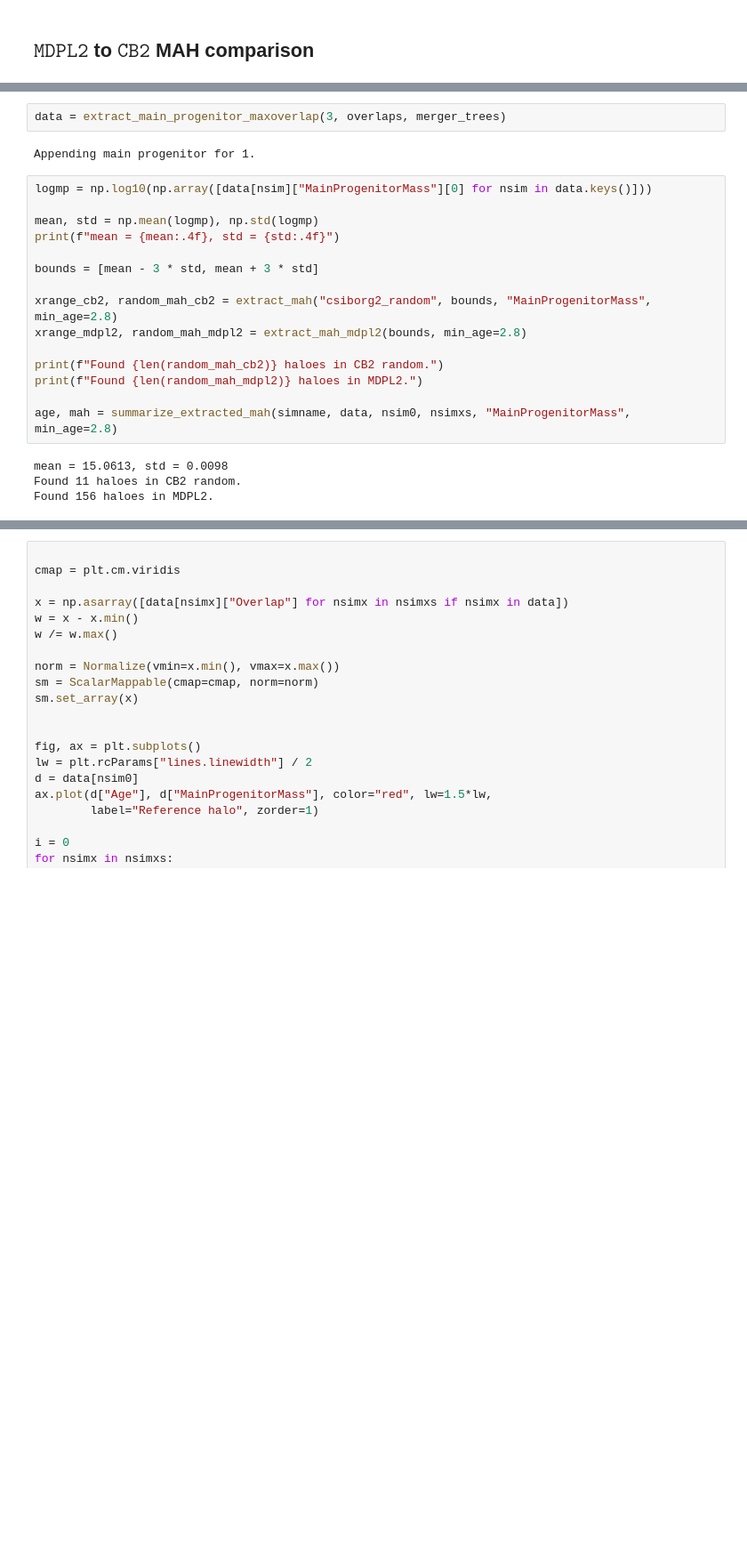
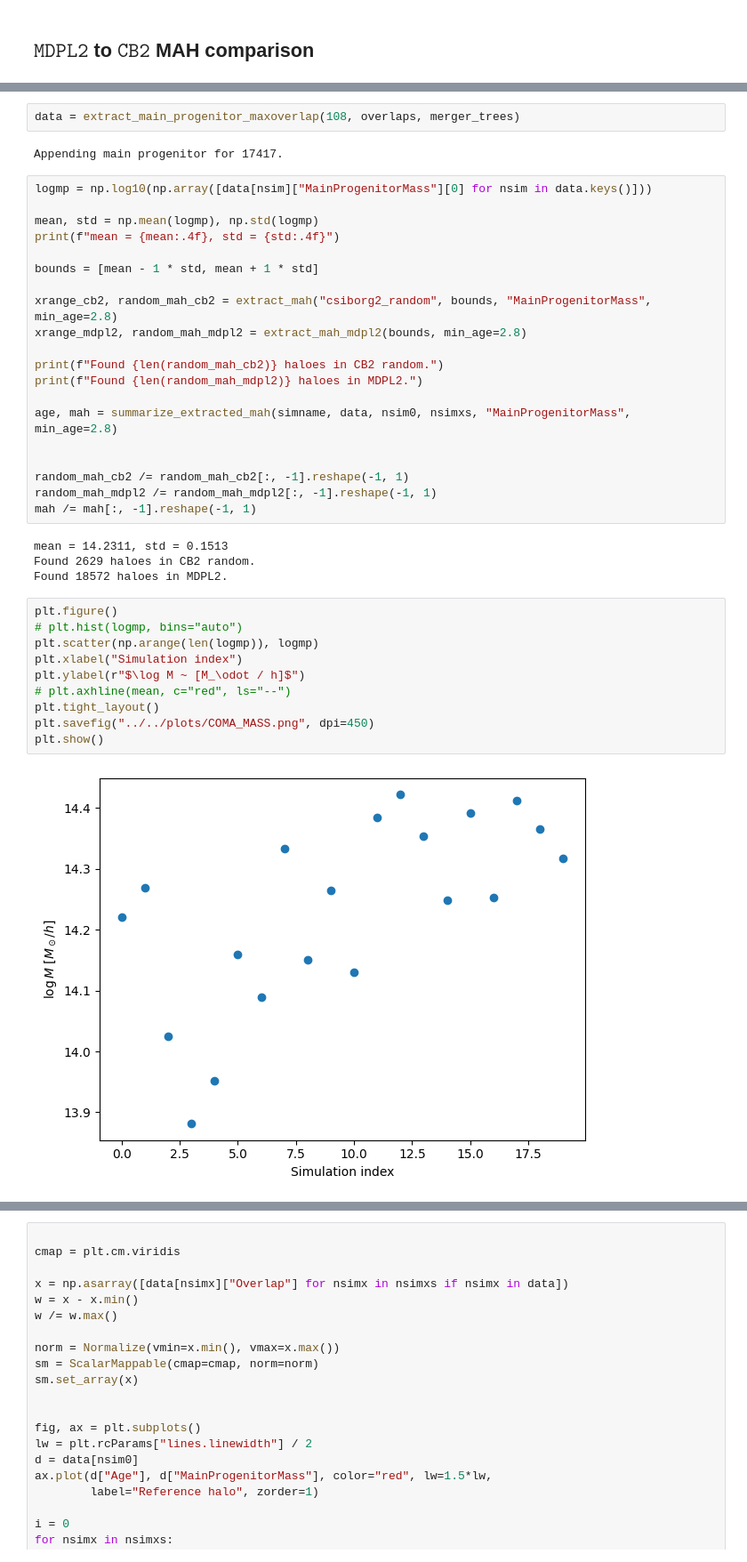
Before and after one commit to Richard-Sti/csiborgtools, a Jupyter notebook: notebooks/MAH/mah.ipynb, the cells around one changed output, grey strips where cells are left out. Shown: that part at 89% size. Cells and saved outputs as stored; diff of their text form; blank space fills up the shorter version.

```diff
--- a/notebooks/MAH/mah.ipynb
+++ b/notebooks/MAH/mah.ipynb
@@ -93,14 +153,14 @@ array([0.96652973, 0.96829283, 0.94633108, 0.95575976, 0.95143509,
 # %%
-data = extract_main_progenitor_maxoverlap(3, overlaps, merger_trees)
+data = extract_main_progenitor_maxoverlap(108, overlaps, merger_trees)
 # %% [output]
-Appending main progenitor for 1.
+Appending main progenitor for 17417.
 # %%
 logmp = np.log10(np.array([data[nsim]["MainProgenitorMass"][0] for nsim in data.keys()]))
 
 mean, std = np.mean(logmp), np.std(logmp)
 print(f"mean = {mean:.4f}, std = {std:.4f}")
 
-bounds = [mean - 3 * std, mean + 3 * std]
+bounds = [mean - 1 * std, mean + 1 * std]
 
 xrange_cb2, random_mah_cb2 = extract_mah("csiborg2_random", bounds, "MainProgenitorMass", min_age=2.8)
 xrange_mdpl2, random_mah_mdpl2 = extract_mah_mdpl2(bounds, min_age=2.8)
@@ -109,9 +169,26 @@ print(f"Found {len(random_mah_cb2)} haloes in CB2 random.")
 print(f"Found {len(random_mah_mdpl2)} haloes in MDPL2.")
 
 age, mah = summarize_extracted_mah(simname, data, nsim0, nsimxs, "MainProgenitorMass", min_age=2.8)
+
+
+random_mah_cb2 /= random_mah_cb2[:, -1].reshape(-1, 1)
+random_mah_mdpl2 /= random_mah_mdpl2[:, -1].reshape(-1, 1)
+mah /= mah[:, -1].reshape(-1, 1)
 # %% [output]
-mean = 15.0613, std = 0.0098
-Found 11 haloes in CB2 random.
-Found 156 haloes in MDPL2.
+mean = 14.2311, std = 0.1513
+Found 2629 haloes in CB2 random.
+Found 18572 haloes in MDPL2.
+# %%
+plt.figure()
+# plt.hist(logmp, bins="auto")
+plt.scatter(np.arange(len(logmp)), logmp)
+plt.xlabel("Simulation index")
+plt.ylabel(r"$\log M ~ [M_\odot / h]$")
+# plt.axhline(mean, c="red", ls="--")
+plt.tight_layout()
+plt.savefig("../../plots/COMA_MASS.png", dpi=450)
+plt.show()
+# %% [output]
+[figure, added]
 # %%
 pmin, pmax = 0.15, 100 - 0.15
```
Also changed, not shown: parts of 14 cells of this notebook.
